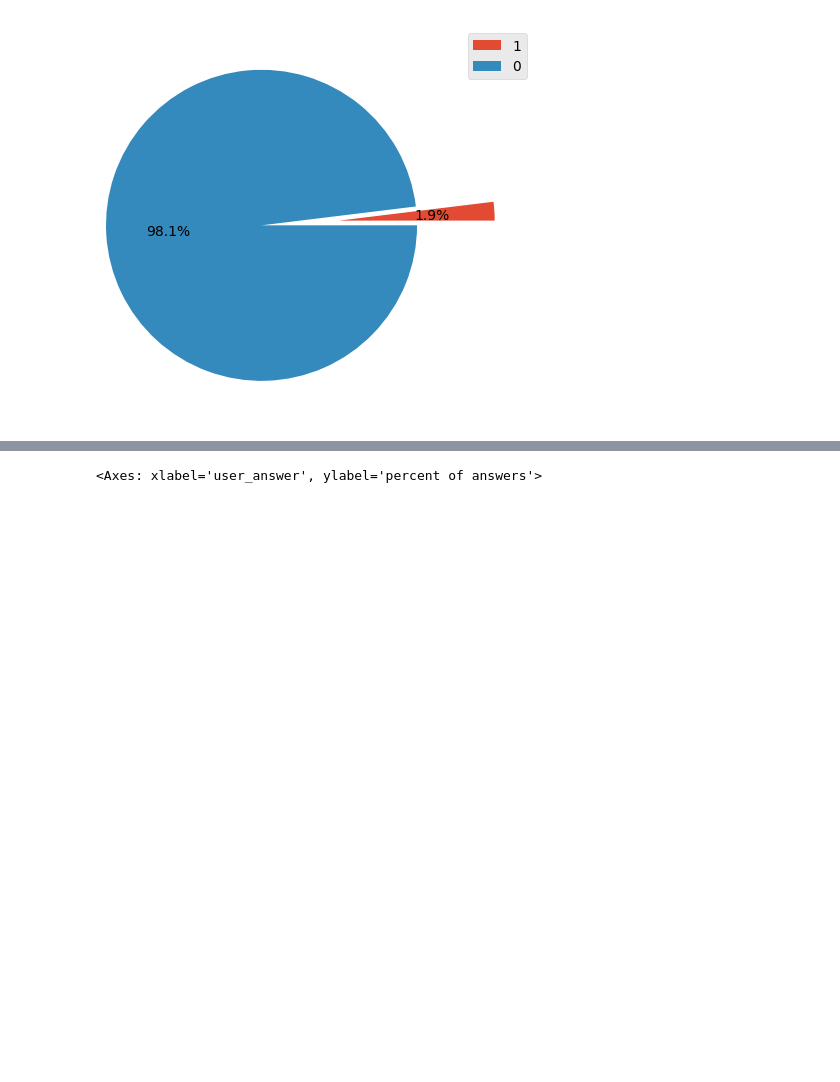
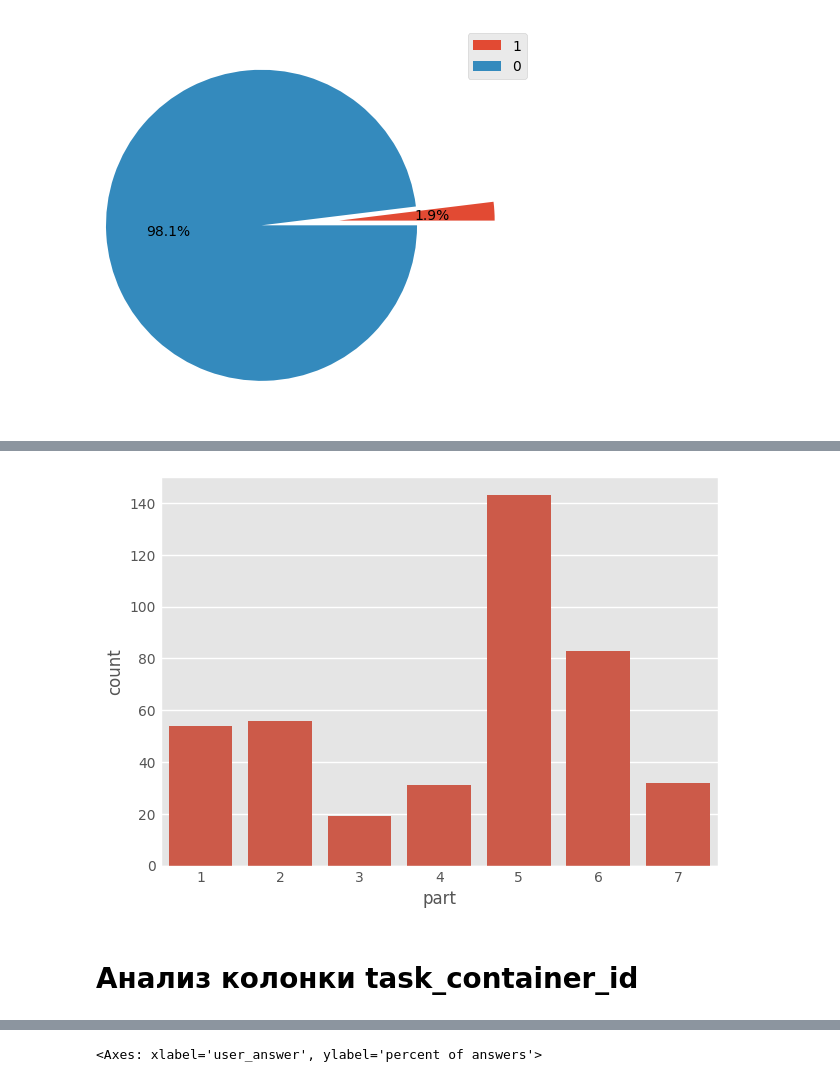
Before and after one commit to zinkin-s/MFTI_DS_Python_HW_3, a Jupyter notebook: notebook.ipynb, the cells around one changed output, grey strips where cells are left out. Saved outputs shown, nothing was run; the diff lists cells and outputs as text; code cells hidden in the pictures; blank space fills up the shorter version.

```diff
--- a/notebook.ipynb
+++ b/notebook.ipynb
@@ -281 +354,12 @@ plt.show()
+# %%
+# Распределение лекций по разделам
+
+ds = lectures.select('part').to_series().value_counts()
+
+sns.barplot(data=ds, x='part', y='count')
+plt.show()
+# %% [output]
+[figure, added]
+# %% [markdown]
+# Анализ колонки task_container_id
 # %%
```
Also changed, not shown: parts of 8 cells of this notebook.
